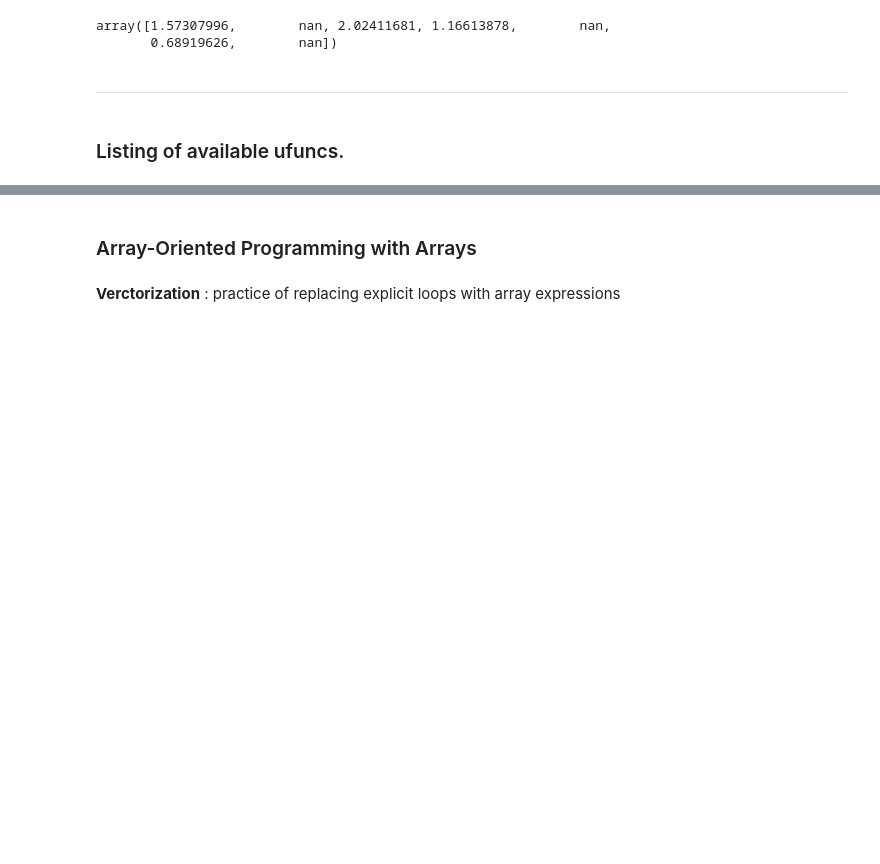
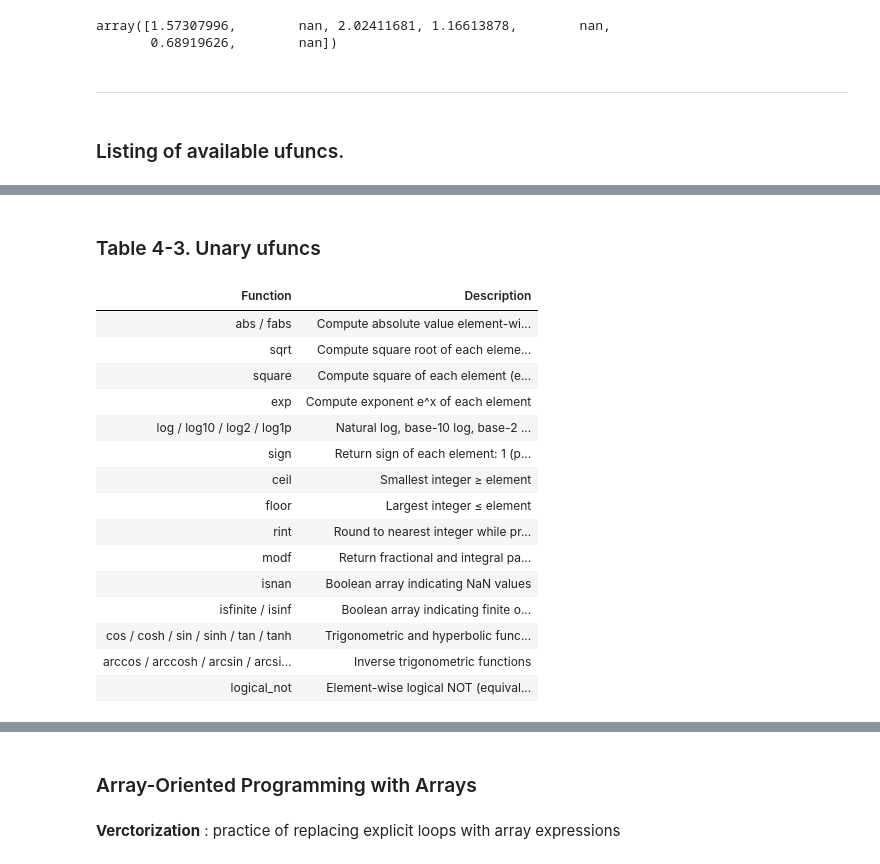
Before and after one commit to JoyanGit/PyData-Analysis-3E-Wes-McKinney, a Jupyter notebook: Ch04 - NumPy Basics - Arrays and Vectorized Computation.ipynb, the cells around one changed output, grey strips where cells are left out. Saved outputs shown, nothing was run; the diff lists cells and outputs as text; code cells hidden in the pictures; blank space fills up the shorter version.

```diff
--- a/Ch04 - NumPy Basics - Arrays and Vectorized Computation.ipynb
+++ b/Ch04 - NumPy Basics - Arrays and Vectorized Computation.ipynb
@@ -1466,0 +1542,44 @@ array([1.57307996,        nan, 2.02411681, 1.16613878,        nan,
+# %%
+columns = ["Function", "Description"]
+
+rows = [
+["abs / fabs","Compute absolute value element-wise for integer, float, or complex values"],
+["sqrt","Compute square root of each element (equivalent to arr ** 0.5)"],
+["square","Compute square of each element (equivalent to arr ** 2)"],
+["exp","Compute exponent e^x of each element"],
+["log / log10 / log2 / log1p","Natural log, base-10 log, base-2 log, and log(1 + x)"],
+["sign","Return sign of each element: 1 (positive), 0 (zero), −1 (negative)"],
+["ceil","Smallest integer ≥ element"],
+["floor","Largest integer ≤ element"],
+["rint","Round to nearest integer while preserving dtype"],
+["modf","Return fractional and integral parts as separate arrays"],
+["isnan","Boolean array indicating NaN values"],
+["isfinite / isinf","Boolean array indicating finite or infinite values"],
+["cos / cosh / sin / sinh / tan / tanh","Trigonometric and hyperbolic functions"],
+["arccos / arccosh / arcsin / arcsinh / arctan / arctanh","Inverse trigonometric functions"],
+["logical_not","Element-wise logical NOT (equivalent to ~arr)"]
+]
+
+render_book_table(
+    "Table 4-3. Unary ufuncs",
+    columns,
+    rows
+)
+# %% [output]
+Table 4-3. Unary ufuncs
+| Function | Description |
+| abs / fabs | Compute absolute value element-wi... |
+| sqrt | Compute square root of each eleme... |
+| square | Compute square of each element (e... |
+| exp | Compute exponent e^x of each element |
+| log / log10 / log2 / log1p | Natural log, base-10 log, base-2 ... |
+| sign | Return sign of each element: 1 (p... |
+| ceil | Smallest integer ≥ element |
+| floor | Largest integer ≤ element |
+| rint | Round to nearest integer while pr... |
+| modf | Return fractional and integral pa... |
+| isnan | Boolean array indicating NaN values |
+| isfinite / isinf | Boolean array indicating finite o... |
+| cos / cosh / sin / sinh / tan / tanh | Trigonometric and hyperbolic func... |
+| arccos / arccosh / arcsin / arcsi... | Inverse trigonometric functions |
+| logical_not | Element-wise logical NOT (equival... |
```
Also changed, not shown: parts of 23 cells of this notebook, 20 other files.
